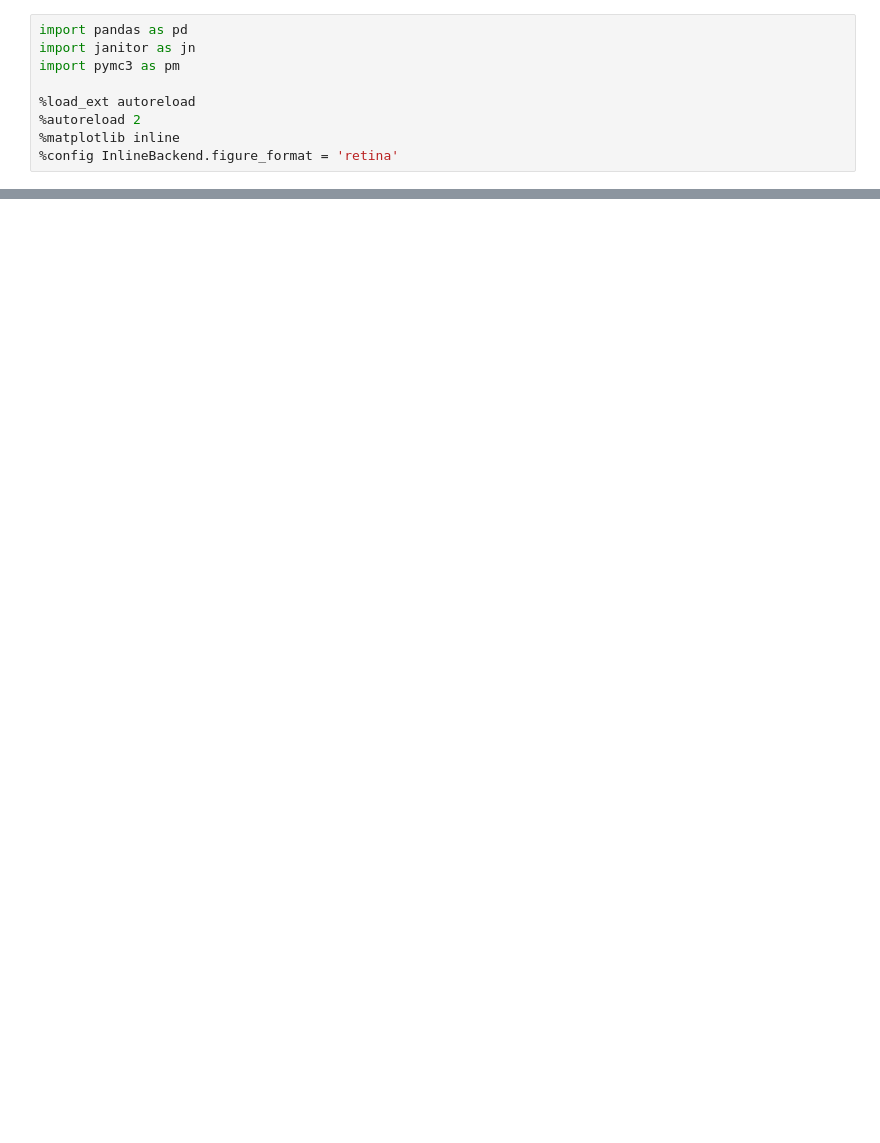
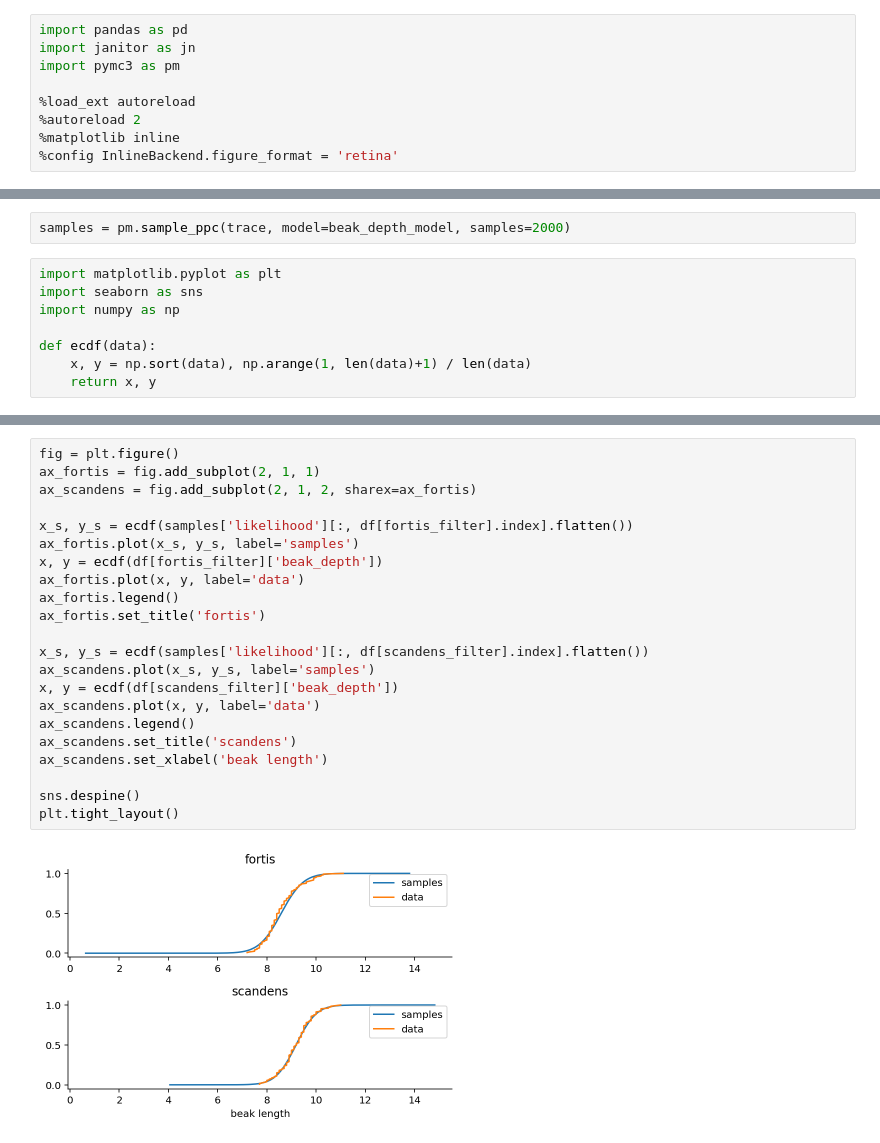
Before and after one commit to ericmjl/bayesian-stats-modelling-tutorial, a Jupyter notebook: notebooks/05-two-group-comparison-finches.ipynb, the cells around one changed output, grey strips where cells are left out. Saved outputs shown, nothing was run; the diff lists cells and outputs as text; blank space fills up the shorter version.

```diff
--- a/notebooks/05-two-group-comparison-finches.ipynb
+++ b/notebooks/05-two-group-comparison-finches.ipynb
@@ -72,0 +124,10 @@ array([<matplotlib.axes._subplots.AxesSubplot object at 0x...>,
+# %%
+samples = pm.sample_ppc(trace, model=beak_depth_model, samples=2000)
+# %%
+import matplotlib.pyplot as plt
+import seaborn as sns
+import numpy as np
+
+def ecdf(data):
+    x, y = np.sort(data), np.arange(1, len(data)+1) / len(data)
+    return x, y
@@ -72,0 +143,24 @@ array([<matplotlib.axes._subplots.AxesSubplot object at 0x...>,
+# %%
+fig = plt.figure()
+ax_fortis = fig.add_subplot(2, 1, 1)
+ax_scandens = fig.add_subplot(2, 1, 2, sharex=ax_fortis)
+
+x_s, y_s = ecdf(samples['likelihood'][:, df[fortis_filter].index].flatten())
+ax_fortis.plot(x_s, y_s, label='samples')
+x, y = ecdf(df[fortis_filter]['beak_depth'])
+ax_fortis.plot(x, y, label='data')
+ax_fortis.legend()
+ax_fortis.set_title('fortis')
+
+x_s, y_s = ecdf(samples['likelihood'][:, df[scandens_filter].index].flatten())
+ax_scandens.plot(x_s, y_s, label='samples')
+x, y = ecdf(df[scandens_filter]['beak_depth'])
+ax_scandens.plot(x, y, label='data')
+ax_scandens.legend()
+ax_scandens.set_title('scandens')
+ax_scandens.set_xlabel('beak length')
+
+sns.despine()
+plt.tight_layout()
+# %% [output]
+[figure, added]
```
Also changed, not shown: parts of 22 cells of this notebook, 4 other files.
